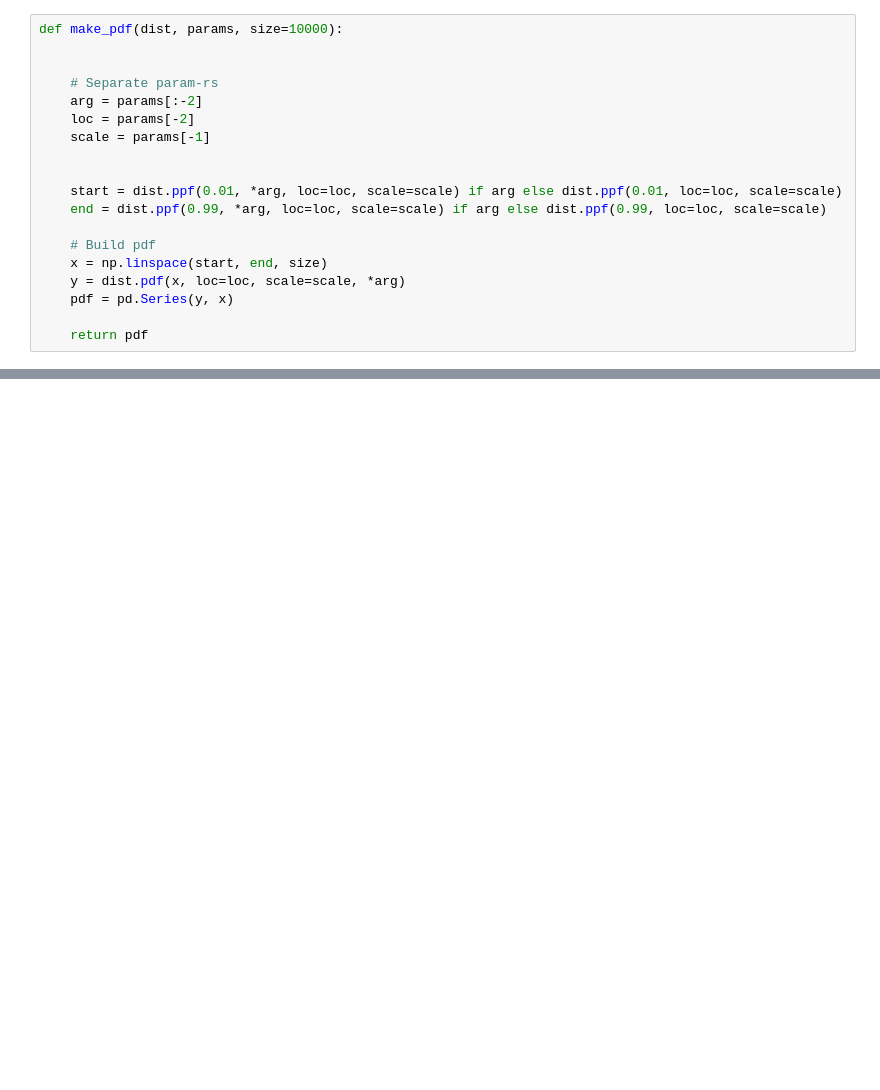
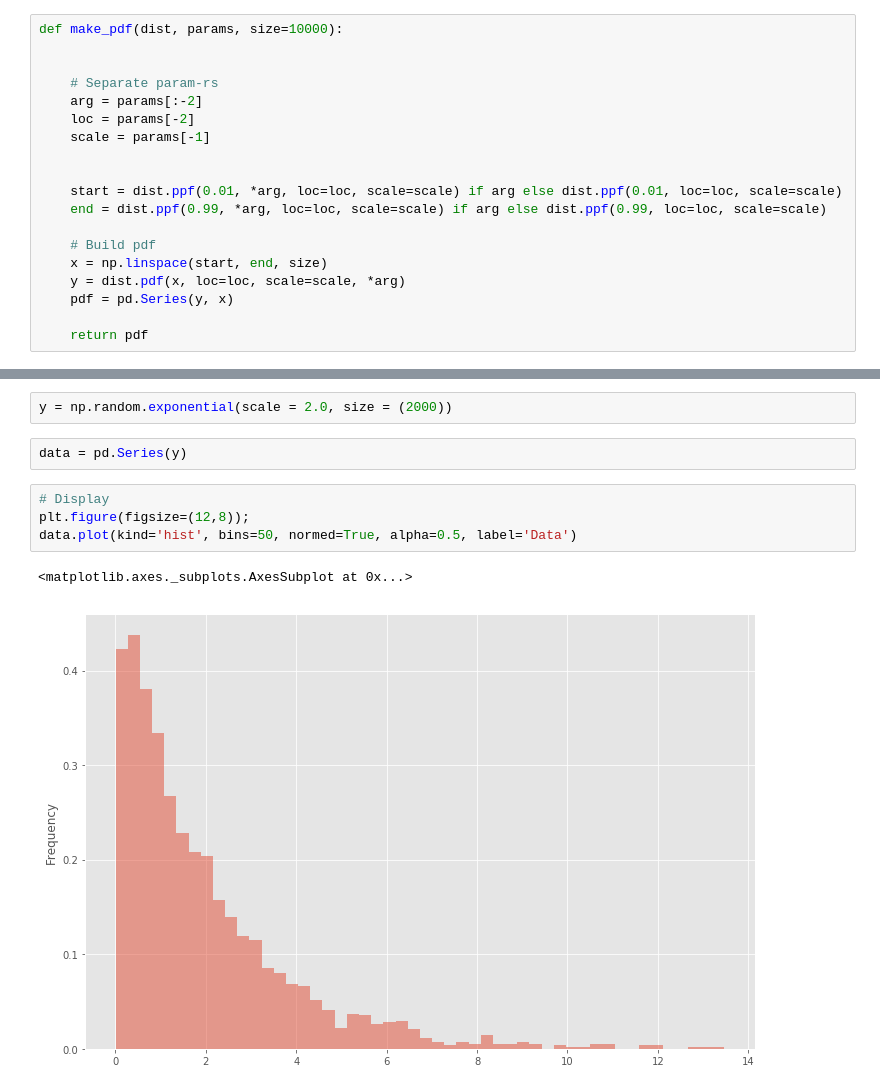
Before and after one commit to tmkpte/MatLabRepository, a Jupyter notebook: Distribution_Recognizer/Distribution_recogn.ipynb, the cells around one changed output, grey strips where cells are left out. Drawn from its saved outputs; the diff is of its cells as text; blank space fills up the shorter version.

```diff
--- a/Distribution_Recognizer/Distribution_recogn.ipynb
+++ b/Distribution_Recognizer/Distribution_recogn.ipynb
@@ -149,0 +193,11 @@ Best paramms of this distribution:  (0.48180802182650617, 0.9835826571292925, 18
+# %%
+y = np.random.exponential(scale = 2.0, size = (2000))
+# %%
+data = pd.Series(y)
+# %%
+# Display
+plt.figure(figsize=(12,8));
+data.plot(kind='hist', bins=50, normed=True, alpha=0.5, label='Data')
+# %% [output]
+<matplotlib.axes._subplots.AxesSubplot at 0x...>
+[figure, added]
```
Also changed, not shown: parts of 35 cells of this notebook, 5 other files.
